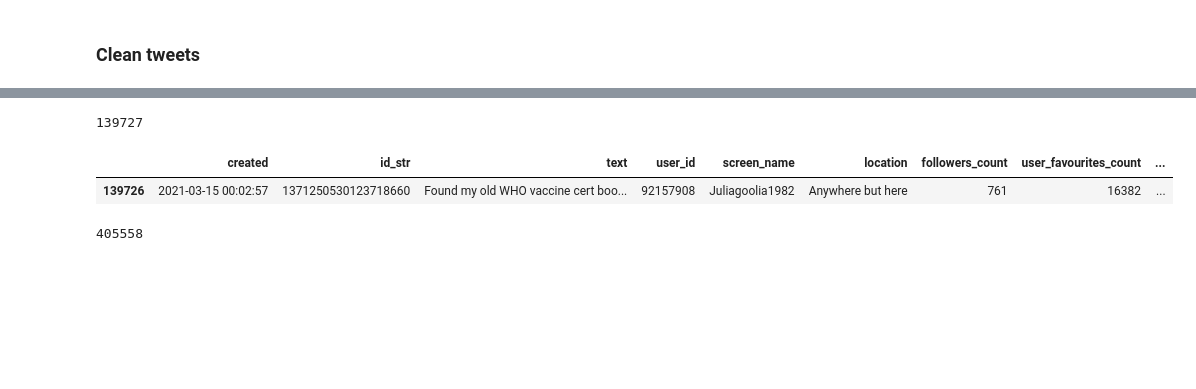
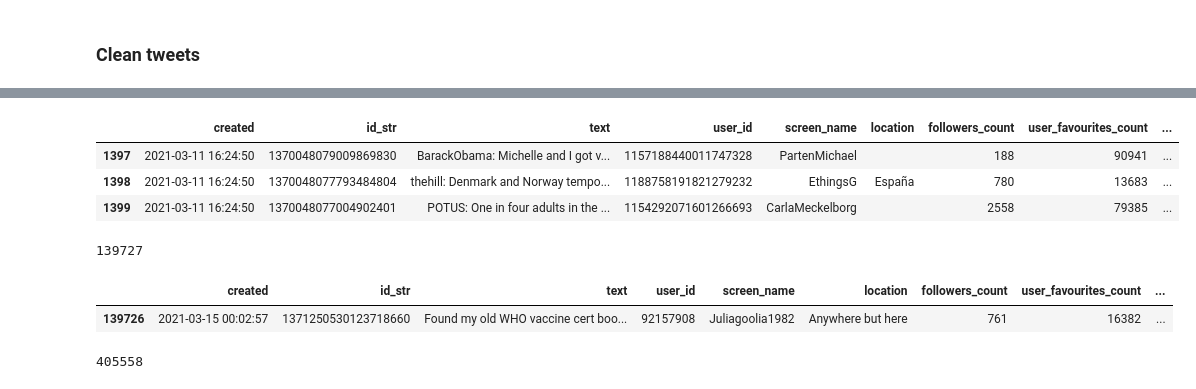
Before and after one commit to NikitaCase/COVID-Vaccine-Sentiment-Analysis, a Jupyter notebook: herd-sentiment/get_and_clean_tweets.ipynb, the cells around one changed output, grey strips where cells are left out. Drawn from its saved outputs; the diff is of its cells as text; code cells hidden in the pictures; blank space fills up the shorter version.

Commit message:
scrape tweets

```diff
--- a/herd-sentiment/get_and_clean_tweets.ipynb
+++ b/herd-sentiment/get_and_clean_tweets.ipynb
@@ -156,3 +158,10 @@ tweets_df.tail(3)
+# %%
+tweets_df.tail(3)
+# %% [output]
+|  | created | id_str | text | user_id | screen_name | location | followers_count | user_favourites_count | ... |
+| 1397 | 2021-03-11 16:24:50 | 1370048079009869830 | BarackObama: Michelle and I got v... | 1157188440011747328 | PartenMichael |  | 188 | 90941 | ... |
+| 1398 | 2021-03-11 16:24:50 | 1370048077793484804 | thehill: Denmark and Norway tempo... | 1188758191821279232 | EthingsG | España | 780 | 13683 | ... |
+| 1399 | 2021-03-11 16:24:50 | 1370048077004902401 | POTUS: One in four adults in the ... | 1154292071601266693 | CarlaMeckelborg |  | 2558 | 79385 | ... |
 # %%
 from os import listdir
 # %%
```
Also changed, not shown: parts of 4 cells of this notebook, 12 other files.
